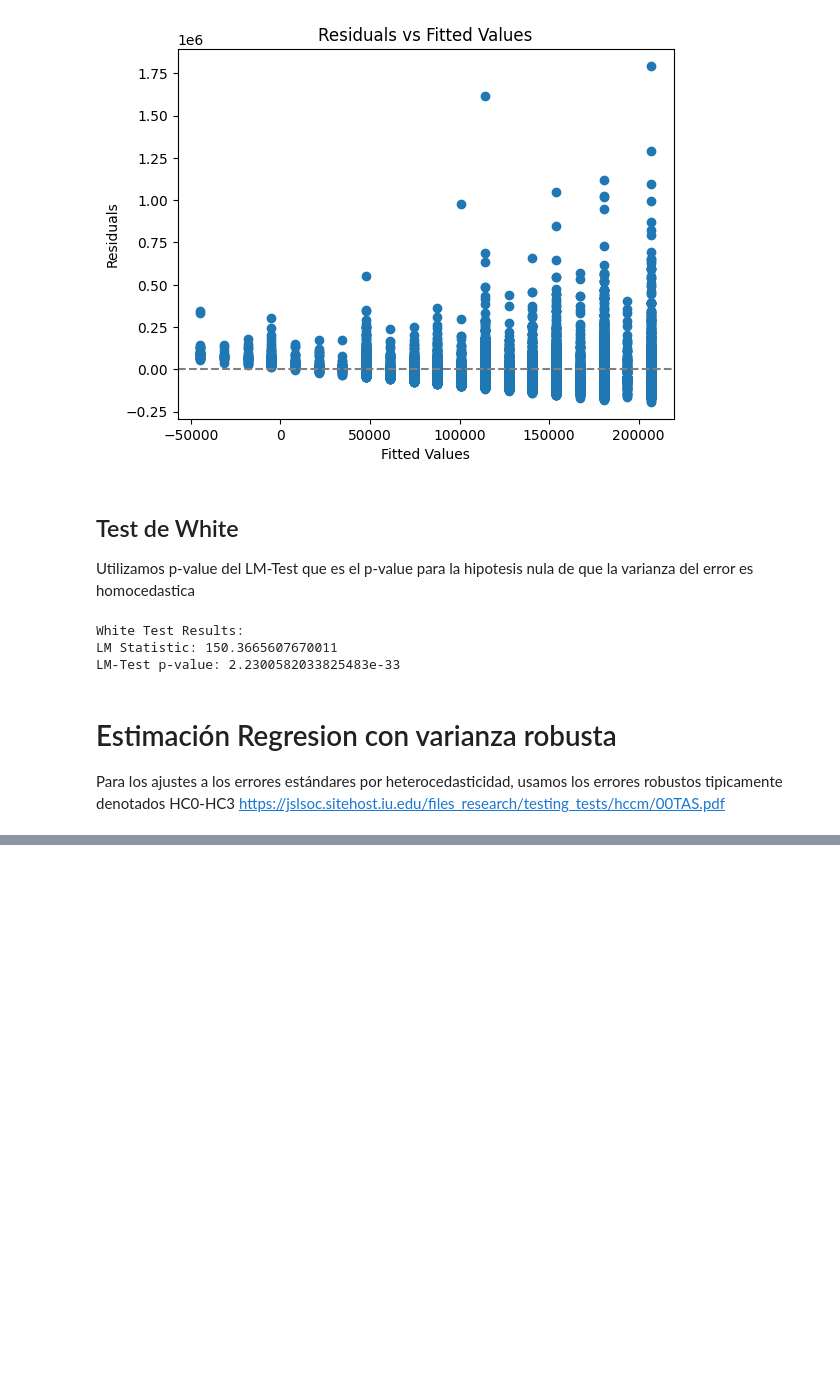
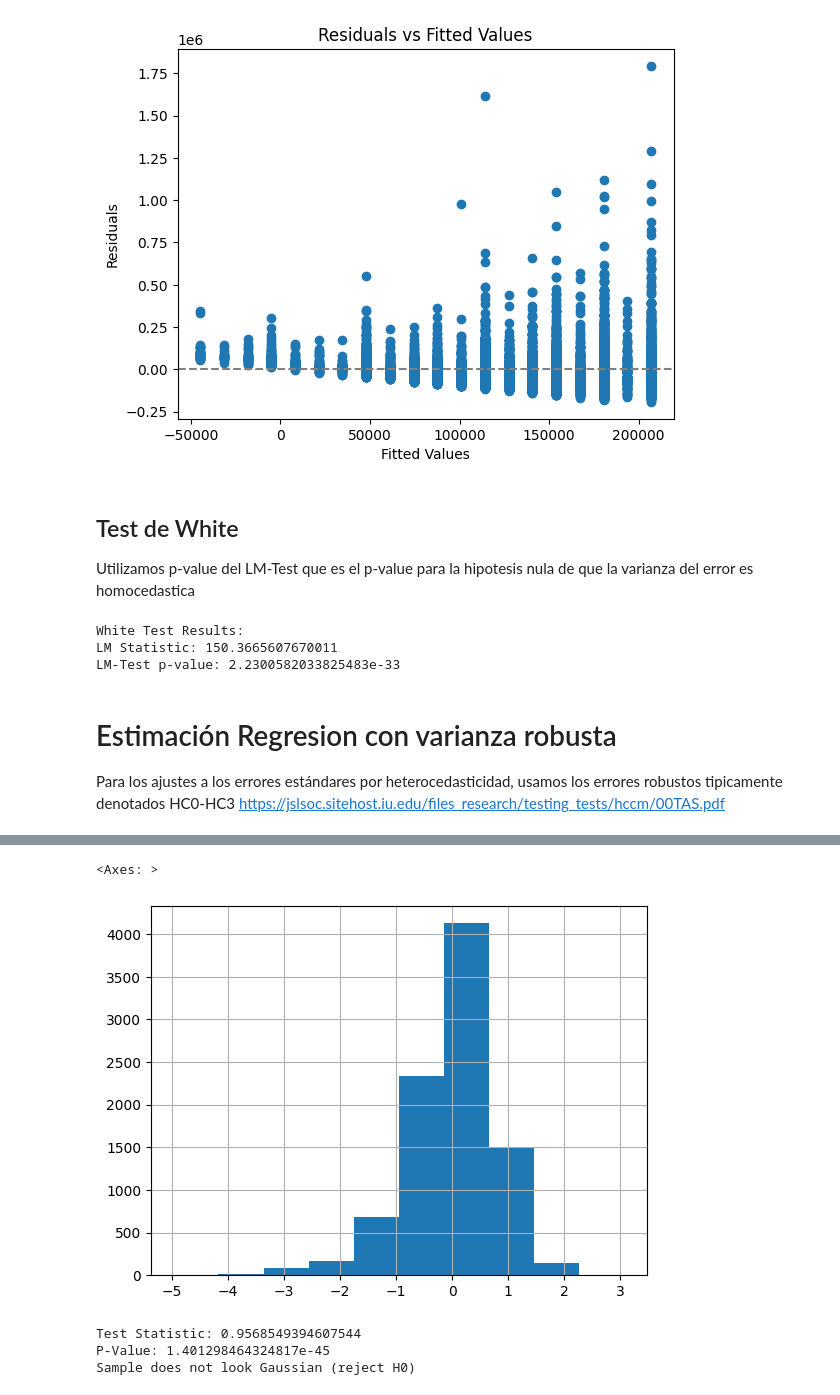
Before and after one commit to rpasquini/econometria-iae, a Jupyter notebook: OLS_2_Ajuste_Propiedades_Test_de_Hipótesis.ipynb, the cells around one changed output, grey strips where cells are left out. Saved outputs shown, nothing was run; the diff lists cells and outputs as text; code cells hidden in the pictures; blank space fills up the shorter version.

```diff
--- a/OLS_2_Ajuste_Propiedades_Test_de_Hipótesis.ipynb
+++ b/OLS_2_Ajuste_Propiedades_Test_de_Hipótesis.ipynb
@@ -373,2 +411,8 @@ Notes:
 # %%
 df['logingreso']=np.where(df['ingtot_2']>0,np.log(df['ingtot_2']),np.nan)
+# %%
+mod = smf.ols(formula='logingreso ~ aesc', data=df, )
+
+res = mod.fit(cov_type='HC1')
+
+print(res.summary())
@@ -374,0 +437,25 @@ df['logingreso']=np.where(df['ingtot_2']>0,np.log(df['ingtot_2']),np.nan)
+# %%
+res.resid.hist()
+# %% [output]
+<Axes: >
+[figure, added]
+# %%
+from scipy.stats import shapiro
+
+# Perform the Shapiro-Wilk test
+stat, p = shapiro(res.resid)
+
+# Print the test statistic and the p-value
+print("Test Statistic:", stat)
+print("P-Value:", p)
+
+# Interpret the result
+alpha = 0.05  # Significance level
+if p > alpha:
+    print("Sample looks Gaussian (fail to reject H0)")
+else:
+    print("Sample does not look Gaussian (reject H0)")
+# %% [output]
+Test Statistic: 0.9568549394607544
+P-Value: 1.401298464324817e-45
+Sample does not look Gaussian (reject H0)
```
Also changed, not shown: parts of 19 cells of this notebook.
